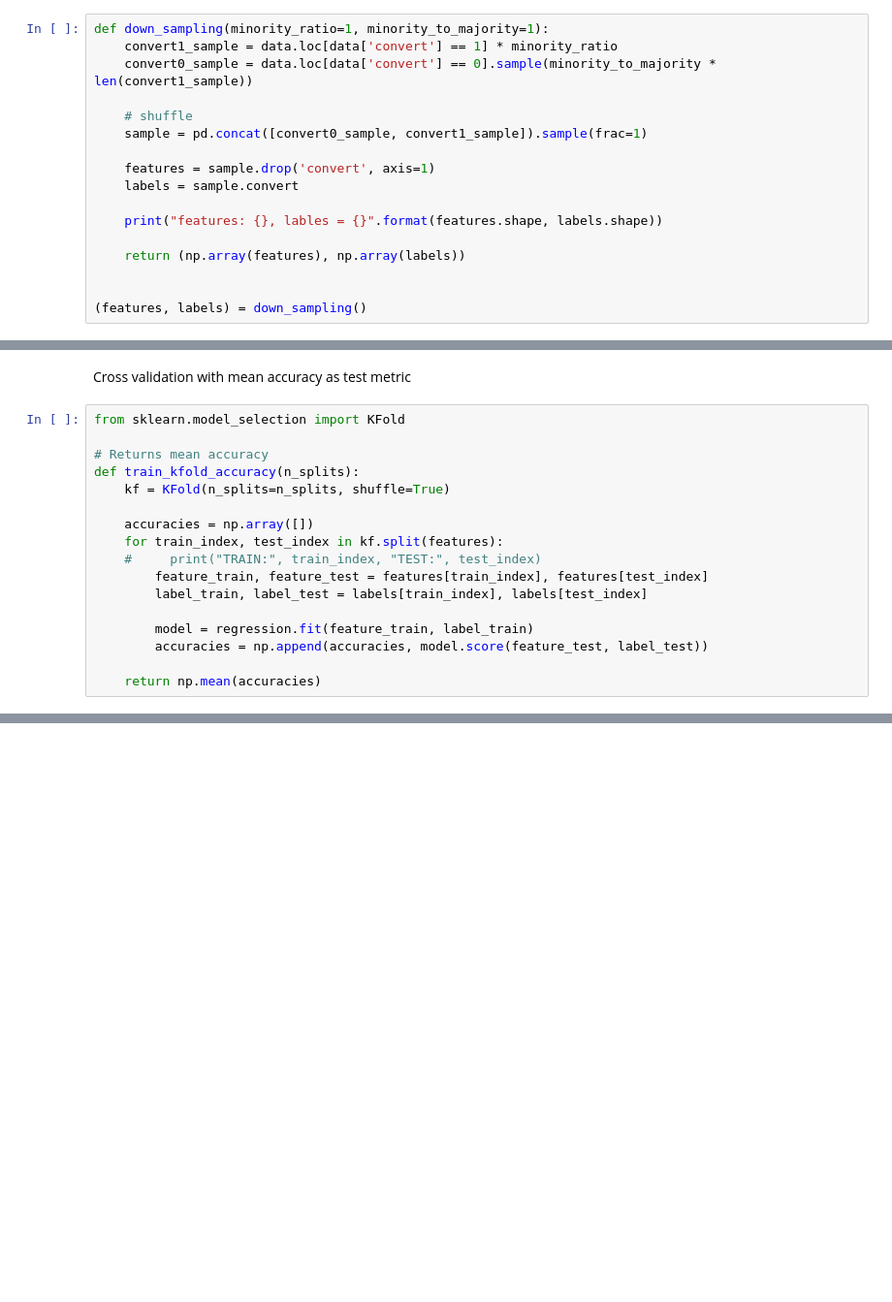
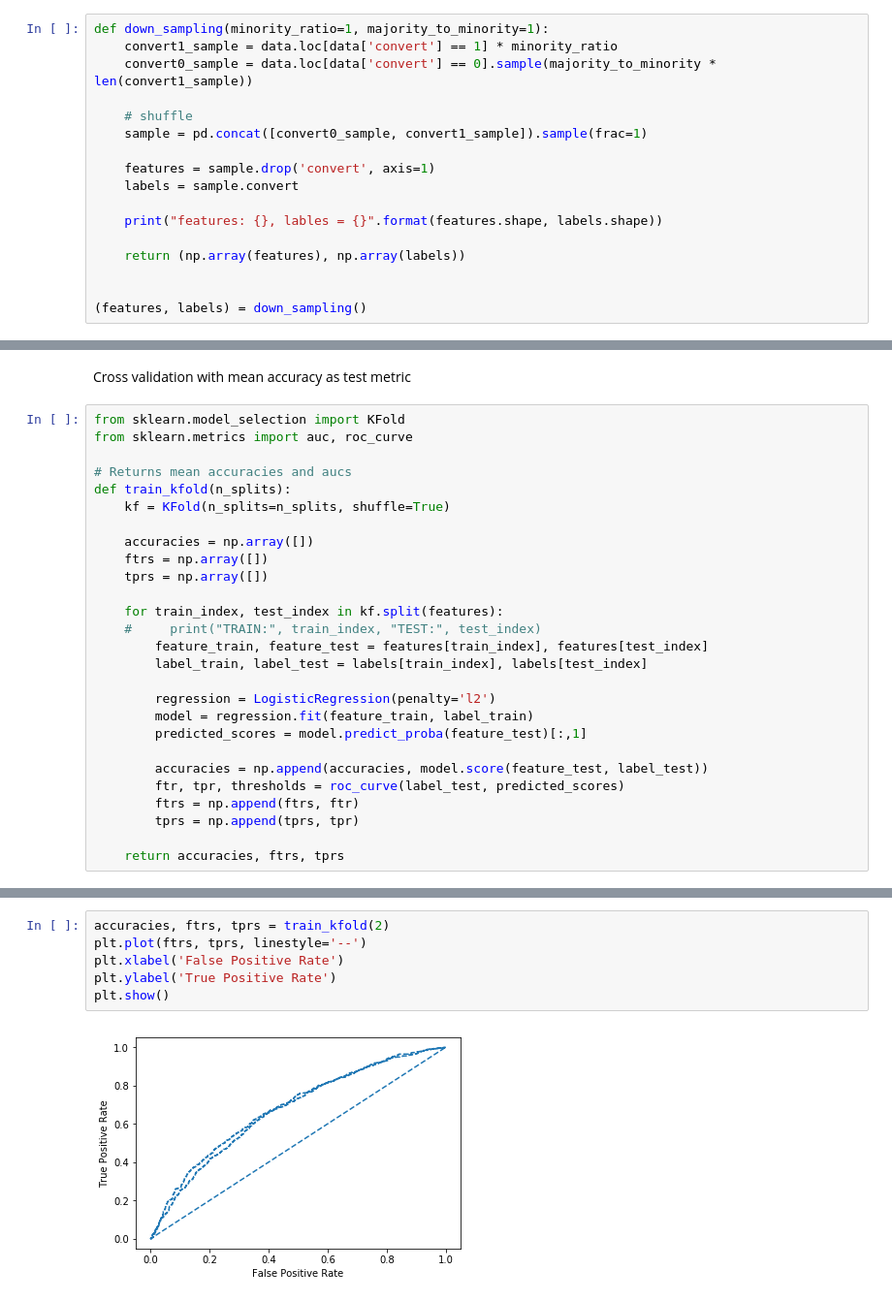
Before and after one commit to Pirolf/RTB, a Jupyter notebook: RTB training.ipynb, the cells around one changed output, grey strips where cells are left out. Shown at 97% size. Cells and saved outputs as stored; diff of their text form; blank space fills up the shorter version.

Commit message:
Calc and plot ROC and confusion matrix Try L1

```diff
--- a/RTB training.ipynb
+++ b/RTB training.ipynb
@@ -22,9 +22,9 @@ pd.value_counts(data['convert'])[1]/data.shape[0] * 100
 # %% [markdown]
 #### Sample the same number of rows where `convert = false` and  `convert = true`
 # %%
-def down_sampling(minority_ratio=1, minority_to_majority=1):
+def down_sampling(minority_ratio=1, majority_to_minority=1):
     convert1_sample = data.loc[data['convert'] == 1] * minority_ratio
-    convert0_sample = data.loc[data['convert'] == 0].sample(minority_to_majority * len(convert1_sample))
+    convert0_sample = data.loc[data['convert'] == 0].sample(majority_to_minority * len(convert1_sample))
 
     # shuffle
     sample = pd.concat([convert0_sample, convert1_sample]).sample(frac=1)
@@ -50,18 +48,28 @@ regression = LogisticRegression(penalty='l2')
 Cross validation with mean accuracy as test metric
 # %%
 from sklearn.model_selection import KFold
+from sklearn.metrics import auc, roc_curve
 
-# Returns mean accuracy
-def train_kfold_accuracy(n_splits):
+# Returns mean accuracies and aucs
+def train_kfold(n_splits):
     kf = KFold(n_splits=n_splits, shuffle=True)
 
     accuracies = np.array([])
+    ftrs = np.array([])
+    tprs = np.array([])
+
     for train_index, test_index in kf.split(features):
     #     print("TRAIN:", train_index, "TEST:", test_index)
         feature_train, feature_test = features[train_index], features[test_index]
         label_train, label_test = labels[train_index], labels[test_index]
 
+        regression = LogisticRegression(penalty='l2')
         model = regression.fit(feature_train, label_train)
+        predicted_scores = model.predict_proba(feature_test)[:,1]
+
         accuracies = np.append(accuracies, model.score(feature_test, label_test))
+        ftr, tpr, thresholds = roc_curve(label_test, predicted_scores)
+        ftrs = np.append(ftrs, ftr)
+        tprs = np.append(tprs, tpr)
 
-    return np.mean(accuracies)
+    return accuracies, ftrs, tprs
@@ -77,0 +93,8 @@ for n_splits in range(2, 8):
+# %%
+accuracies, ftrs, tprs = train_kfold(2)
+plt.plot(ftrs, tprs, linestyle='--')
+plt.xlabel('False Positive Rate')
+plt.ylabel('True Positive Rate')
+plt.show()
+# %% [output]
+[figure, added]
```
Also changed, not shown: parts of 12 cells of this notebook.
